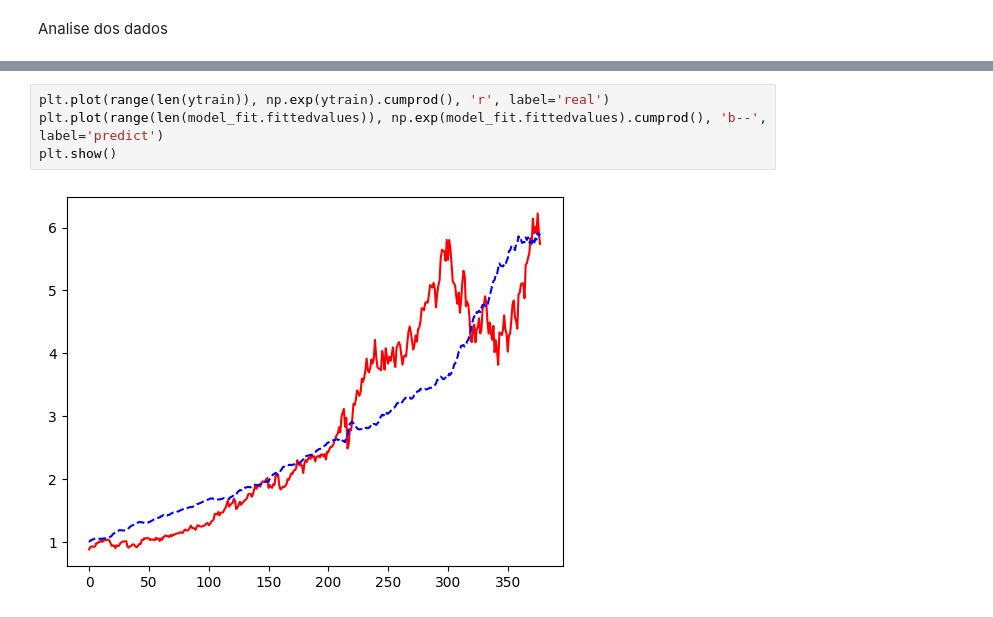
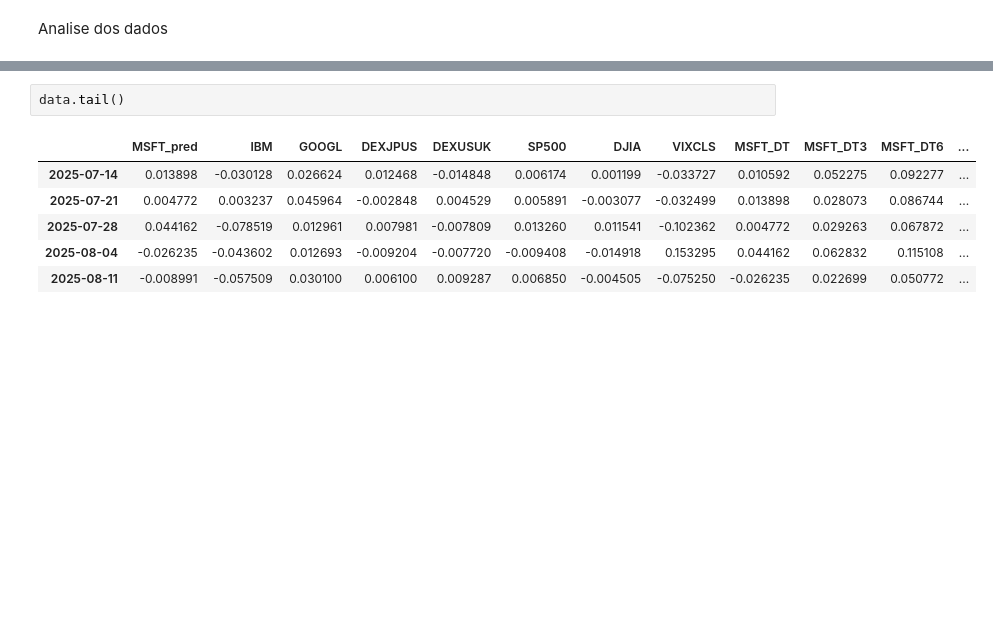
Before and after one commit to kaladabrio2020/livro-blueprints-de-aprendizado-de-maquina-e-cd-para-financas, a Jupyter notebook: parte1-conjectura/capitulo 5 - Aprendizado Supervisionado Regressao/estudo_de_caso_1.ipynb, the cells around one changed output, grey strips where cells are left out. Drawn from its saved outputs; the diff is of its cells as text; blank space fills up the shorter version.

```diff
--- a/parte1-conjectura/capitulo 5 - Aprendizado Supervisionado Regressao/estudo_de_caso_1.ipynb
+++ b/parte1-conjectura/capitulo 5 - Aprendizado Supervisionado Regressao/estudo_de_caso_1.ipynb
@@ -573,6 +142,9 @@ plt.show()
-# %%
-plt.plot(range(len(ytrain)), np.exp(ytrain).cumprod(), 'r', label='real')
-plt.plot(range(len(model_fit.fittedvalues)), np.exp(model_fit.fittedvalues).cumprod(), 'b--', label='predict')
-plt.show()
-# %% [output]
-[figure, removed]
+# %%
+data.tail()
+# %% [output]
+|  | MSFT_pred | IBM | GOOGL | DEXJPUS | DEXUSUK | SP500 | DJIA | VIXCLS | MSFT_DT | MSFT_DT3 | MSFT_DT6 | ... |
+| 2025-07-14 | 0.013898 | -0.030128 | 0.026624 | 0.012468 | -0.014848 | 0.006174 | 0.001199 | -0.033727 | 0.010592 | 0.052275 | 0.092277 | ... |
+| 2025-07-21 | 0.004772 | 0.003237 | 0.045964 | -0.002848 | 0.004529 | 0.005891 | -0.003077 | -0.032499 | 0.013898 | 0.028073 | 0.086744 | ... |
+| 2025-07-28 | 0.044162 | -0.078519 | 0.012961 | 0.007981 | -0.007809 | 0.013260 | 0.011541 | -0.102362 | 0.004772 | 0.029263 | 0.067872 | ... |
+| 2025-08-04 | -0.026235 | -0.043602 | 0.012693 | -0.009204 | -0.007720 | -0.009408 | -0.014918 | 0.153295 | 0.044162 | 0.062832 | 0.115108 | ... |
+| 2025-08-11 | -0.008991 | -0.057509 | 0.030100 | 0.006100 | 0.009287 | 0.006850 | -0.004505 | -0.075250 | -0.026235 | 0.022699 | 0.050772 | ... |
```
Also changed, not shown: parts of 63 cells of this notebook, 3 other files.
